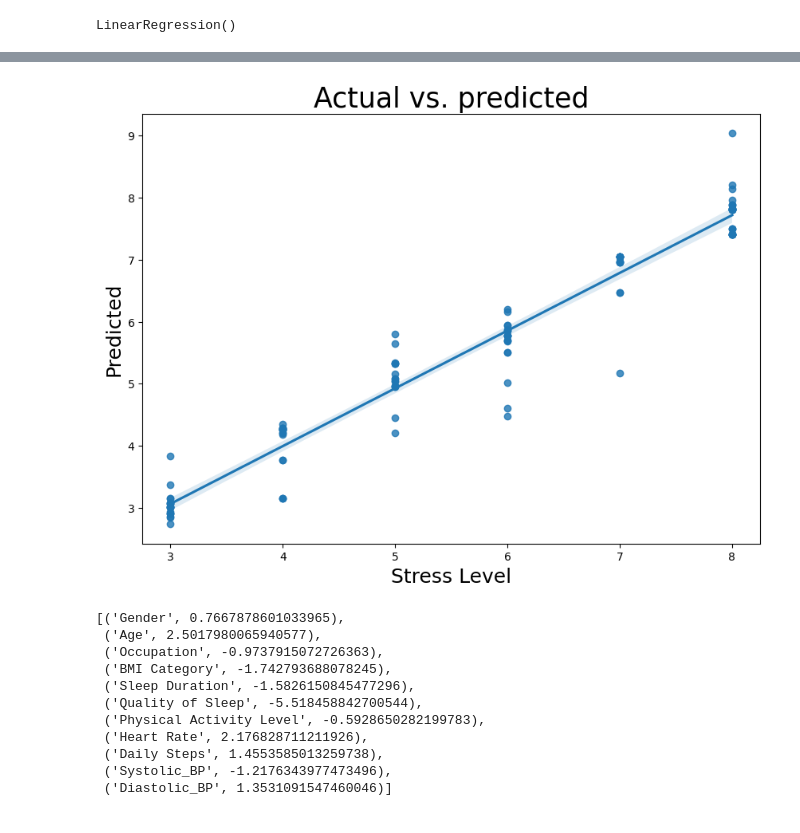
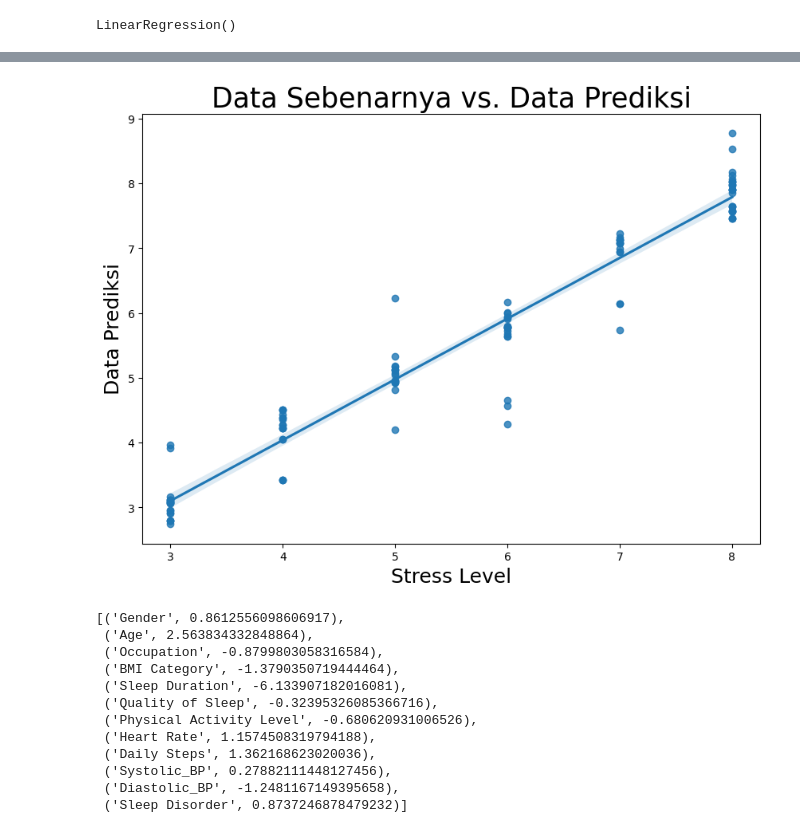
Before and after one commit to nilamaula26/Aplikasi-Login, a Jupyter notebook: Linear_Regression_Stress_Level.ipynb, the cells around one changed output, grey strips where cells are left out. Cells and saved outputs as stored; diff of their text form; code cells hidden in the pictures.

```diff
--- a/Linear_Regression_Stress_Level.ipynb
+++ b/Linear_Regression_Stress_Level.ipynb
@@ -77,19 +110,32 @@ print(dataset)
 # %%
-from sklearn.preprocessing import OrdinalEncoder
-
 # Create an instance of OrdinalEncoder
 ordinal_encoder = OrdinalEncoder()
 
-# Reshape the "Occupation" data to match the expected input shape of OrdinalEncoder
-encoded_occupation = ordinal_encoder.fit_transform(dataset['Occupation'].values.reshape(-1, 1))
+# Reshape the "Occupation", "Gender", "BMI Category", and "Sleep Disorder" data
+# to match the expected input shape of OrdinalEncoder
+encoded_data = ordinal_encoder.fit_transform(dataset[['Occupation',
+                                                      'Gender',
+                                                      'BMI Category',
+                                                      'Sleep Disorder']])
 
-# Convert the encoded occupation array to integers
-encoded_occupation = encoded_occupation.astype(int)
+# Convert the encoded data array to integers
+encoded_data = encoded_data.astype(int)
 
-# Create a dictionary mapping encoded values to category labels
-category_dict = {encoded_value: category_label for encoded_value, category_label in zip(encoded_occupation.flatten(), dataset['Occupation'])}
-dataset['Occupation'] = encoded_occupation
+# Create mapping dictionaries for encoded values to category labels
+occupation_dict = {encoded_value: category_label
+                   for encoded_value, category_label
+                   in zip(encoded_data[:, 0], dataset['Occupation'])}
+gender_dict = {encoded_value: category_label
+               for encoded_value, category_label
+               in zip(encoded_data[:, 1], dataset['Gender'])}
+bmi_category_dict = {encoded_value: category_label
+                     for encoded_value, category_label
+                     in zip(encoded_data[:, 2], dataset['BMI Category'])}
+sleep_disorder_dict = {encoded_value: category_label
+                       for encoded_value, category_label
+                       in zip(encoded_data[:, 3], dataset['Sleep Disorder'])}
 
-# Print the encoded occupation values and the corresponding dictionary
-print(encoded_occupation)
-print(category_dict)
+
+# Update the "Occupation" and "Gender" columns with the encoded values
+dataset[['Occupation', 'Gender',
+         'BMI Category', 'Sleep Disorder']] = encoded_data
@@ -222,27 +227,30 @@ sns.pairplot(dataset)
 # %%
 plt.figure(figsize=(10,7))
-plt.title("Actual vs. predicted",fontsize=25)
-plt.xlabel("Actual",fontsize=18)
-plt.ylabel("Predicted", fontsize=18)
+plt.title("Data Sebenarnya vs. Data Prediksi",fontsize=25)
+plt.xlabel("Data sebenarnya",fontsize=18)
+plt.ylabel("Data Prediksi", fontsize=18)
 sns.regplot(x=y_test, y=y_pred)
 plt.show()
 # %% [output]
-[figure, old version]
+[figure, new version]
 # %%
-feature_cols = ['Gender','Age','Occupation','BMI Category','Sleep Duration','Quality of Sleep','Physical Activity Level','Heart Rate','Daily Steps','Systolic_BP','Diastolic_BP']
+feature_cols = ['Gender','Age','Occupation','BMI Category','Sleep Duration',
+                'Quality of Sleep','Physical Activity Level','Heart Rate',
+                'Daily Steps','Systolic_BP','Diastolic_BP', 'Sleep Disorder']
 X = dataset[feature_cols]
 y = dataset['Stress Level']
 list(zip(feature_cols, regressor.coef_))
 # %% [output]
-[('Gender', 0.7667878601033965),
- ('Age', 2.5017980065940577),
- ('Occupation', -0.9737915072726363),
- ('BMI Category', -1.742793688078245),
- ('Sleep Duration', -1.5826150845477296),
- ('Quality of Sleep', -5.518458842700544),
- ('Physical Activity Level', -0.5928650282199783),
- ('Heart Rate', 2.176828711211926),
- ('Daily Steps', 1.4553585013259738),
- ('Systolic_BP', -1.2176343977473496),
- ('Diastolic_BP', 1.3531091547460046)]
+[('Gender', 0.8612556098606917),
+ ('Age', 2.563834332848864),
+ ('Occupation', -0.8799803058316584),
+ ('BMI Category', -1.3790350719444464),
+ ('Sleep Duration', -6.133907182016081),
+ ('Quality of Sleep', -0.32395326085366716),
+ ('Physical Activity Level', -0.680620931006526),
+ ('Heart Rate', 1.1574508319794188),
+ ('Daily Steps', 1.362168623020036),
+ ('Systolic_BP', 0.27882111448127456),
+ ('Diastolic_BP', -1.2481167149395658),
+ ('Sleep Disorder', 0.8737246878479232)]
 # %%
```
Also changed, not shown: parts of 18 cells of this notebook.
